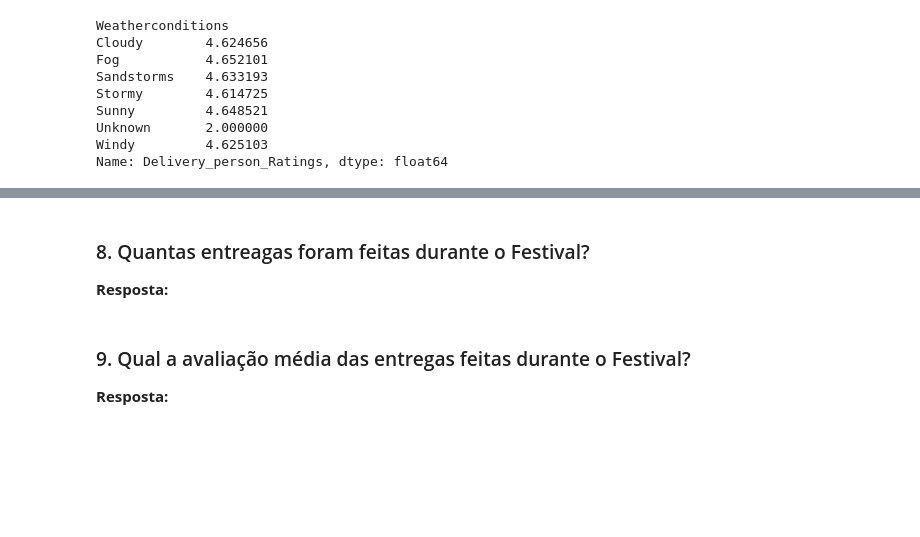
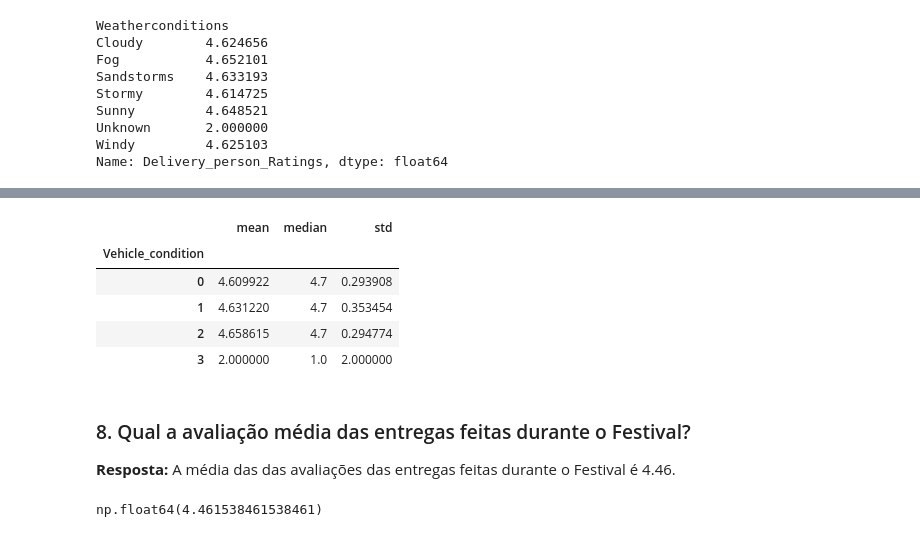
Before and after one commit to luc457x/CDS-PA, a Jupyter notebook: notebook.ipynb, the cells around one changed output, grey strips where cells are left out. Cells and saved outputs as stored; diff of their text form; code cells hidden in the pictures; blank space fills up the shorter version.

```diff
--- a/notebook.ipynb
+++ b/notebook.ipynb
@@ -710,7 +782,23 @@ Name: Delivery_person_Ratings, dtype: float64
-# %% [markdown]
-### 8. Quantas entreagas foram feitas durante o Festival?
-**Resposta:**
+# %%
+# SAída: DataFrame com a média, mediana e desvio padrão das avaliações por cada tipo de condições de veículos
+# Processo: Agrupar as entregas por tipo de condições de veículos e calcular a média, mediana e desvio padrão das avaliações
+# Entrada: DataFrame com os dados limpos
+df_clear.groupby("Vehicle_condition")["Delivery_person_Ratings"].agg(["mean", "median", "std"])
+# %% [output]
+|  | mean | median | std |
+| Vehicle_condition |  |  |  |
+| 0 | 4.609922 | 4.7 | 0.293908 |
+| 1 | 4.631220 | 4.7 | 0.353454 |
+| 2 | 4.658615 | 4.7 | 0.294774 |
+| 3 | 2.000000 | 1.0 | 2.000000 |
 # %% [markdown]
-### 9. Qual a avaliação média das entregas feitas durante o Festival?
-**Resposta:**
+### 8. Qual a avaliação média das entregas feitas durante o Festival?
+**Resposta:** A média das das avaliações das entregas feitas durante o Festival é 4.46.
+# %%
+# SAída: Avaliação média das entregas feitas durante o Festival
+# Processo: Filtrar as entregas feitas durante o Festival e calcular a média das avaliações
+# Entrada: DataFrame com os dados limpos
+df_clear[df_clear["Festival"] == "Yes"]["Delivery_person_Ratings"].mean()
+# %% [output]
+np.float64(4.461538461538461)
 # %% [markdown]
```
Also changed, not shown: parts of 9 cells of this notebook.
